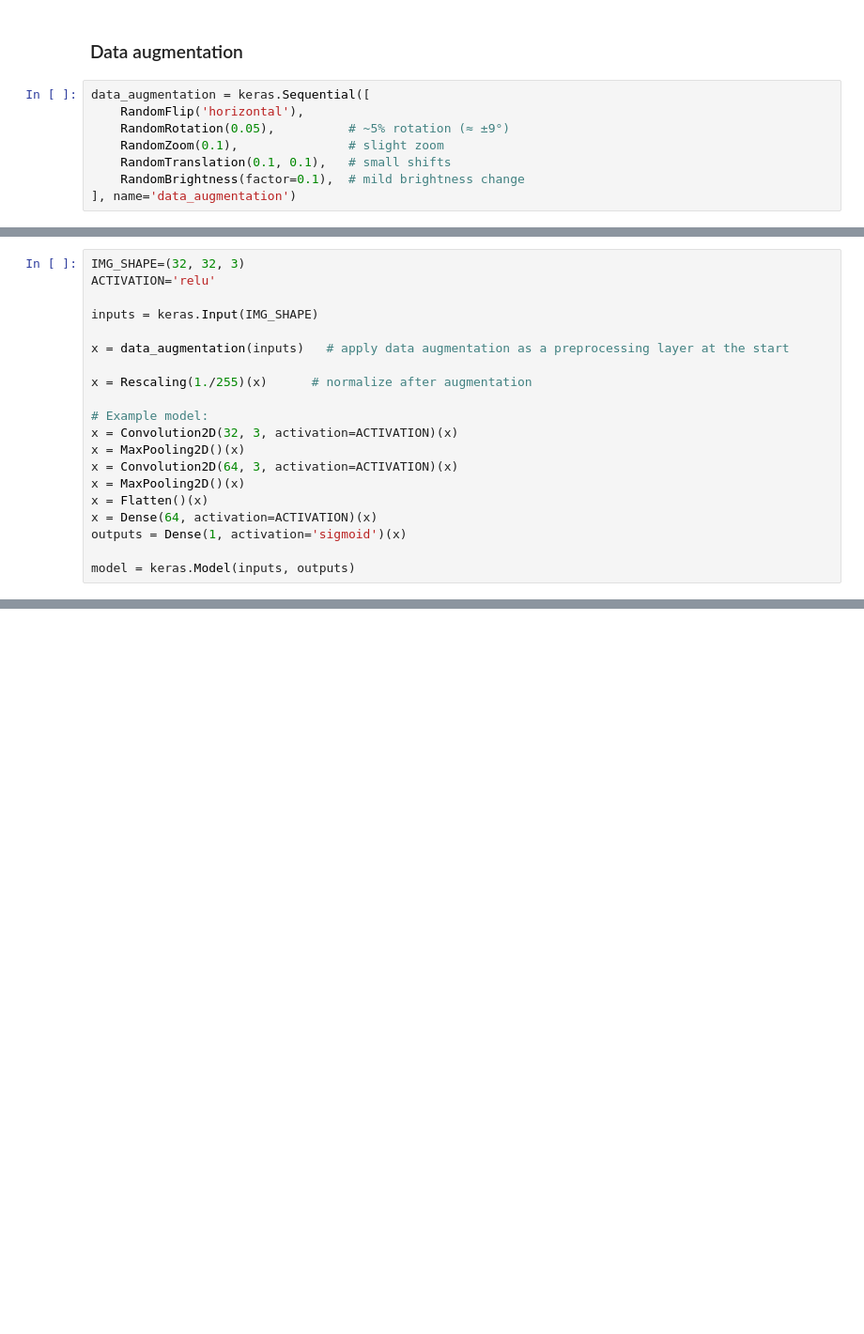
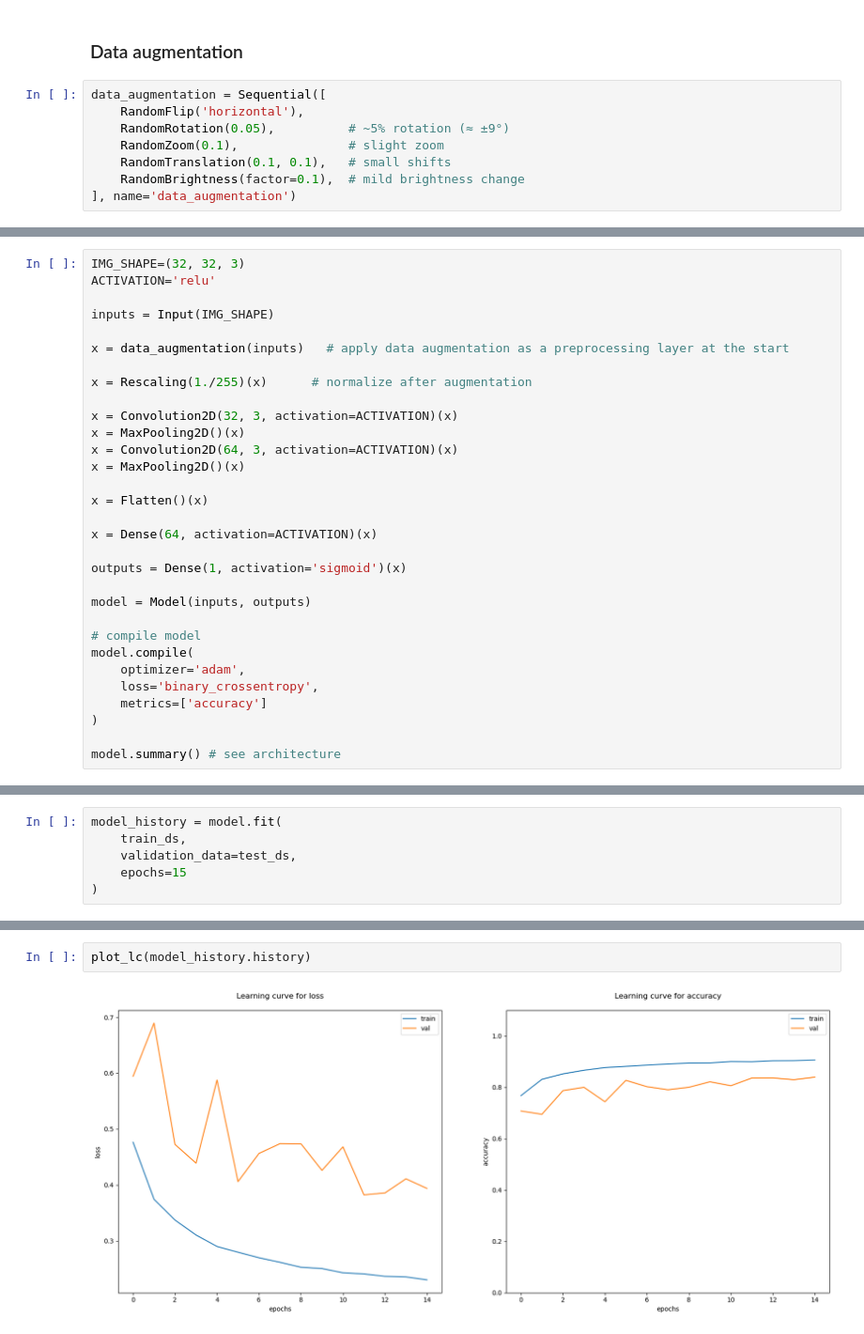
Before and after one commit to elena-if3/Cours_Deep_Learning, a Jupyter notebook: CIFAKE.ipynb, the cells around one changed output, grey strips where cells are left out. Shown at 94% size. Cells and saved outputs as stored; diff of their text form; blank space fills up the shorter version.

Commit message:
model_4

```diff
--- a/CIFAKE.ipynb
+++ b/CIFAKE.ipynb
@@ -156,7 +173,7 @@ X_test = X_test/np.max(X_test,axis=None)
 # %% [markdown]
 ### Data augmentation
 # %%
-data_augmentation = keras.Sequential([
+data_augmentation = Sequential([
     RandomFlip('horizontal'),
     RandomRotation(0.05),          # ~5% rotation (≈ ±9°)
     RandomZoom(0.1),               # slight zoom
@@ -169,19 +186,30 @@ data_augmentation = keras.Sequential([
 IMG_SHAPE=(32, 32, 3)
 ACTIVATION='relu'
 
-inputs = keras.Input(IMG_SHAPE)
+inputs = Input(IMG_SHAPE)
 
 x = data_augmentation(inputs)   # apply data augmentation as a preprocessing layer at the start
 
 x = Rescaling(1./255)(x)      # normalize after augmentation
 
-# Example model:
 x = Convolution2D(32, 3, activation=ACTIVATION)(x)
 x = MaxPooling2D()(x)
 x = Convolution2D(64, 3, activation=ACTIVATION)(x)
 x = MaxPooling2D()(x)
+
 x = Flatten()(x)
+
 x = Dense(64, activation=ACTIVATION)(x)
+
 outputs = Dense(1, activation='sigmoid')(x)
 
-model = keras.Model(inputs, outputs)
+model = Model(inputs, outputs)
+
+# compile model
+model.compile(
+    optimizer='adam',
+    loss='binary_crossentropy',
+    metrics=['accuracy']
+)
+
+model.summary() # see architecture
@@ -187,0 +240,6 @@ model = keras.Model(inputs, outputs)
+# %%
+model_history = model.fit(
+    train_ds,
+    validation_data=test_ds,
+    epochs=15
+)
@@ -187,0 +272,4 @@ model = keras.Model(inputs, outputs)
+# %%
+plot_lc(model_history.history)
+# %% [output]
+[figure, added]
```
Also changed, not shown: parts of 30 cells of this notebook.
